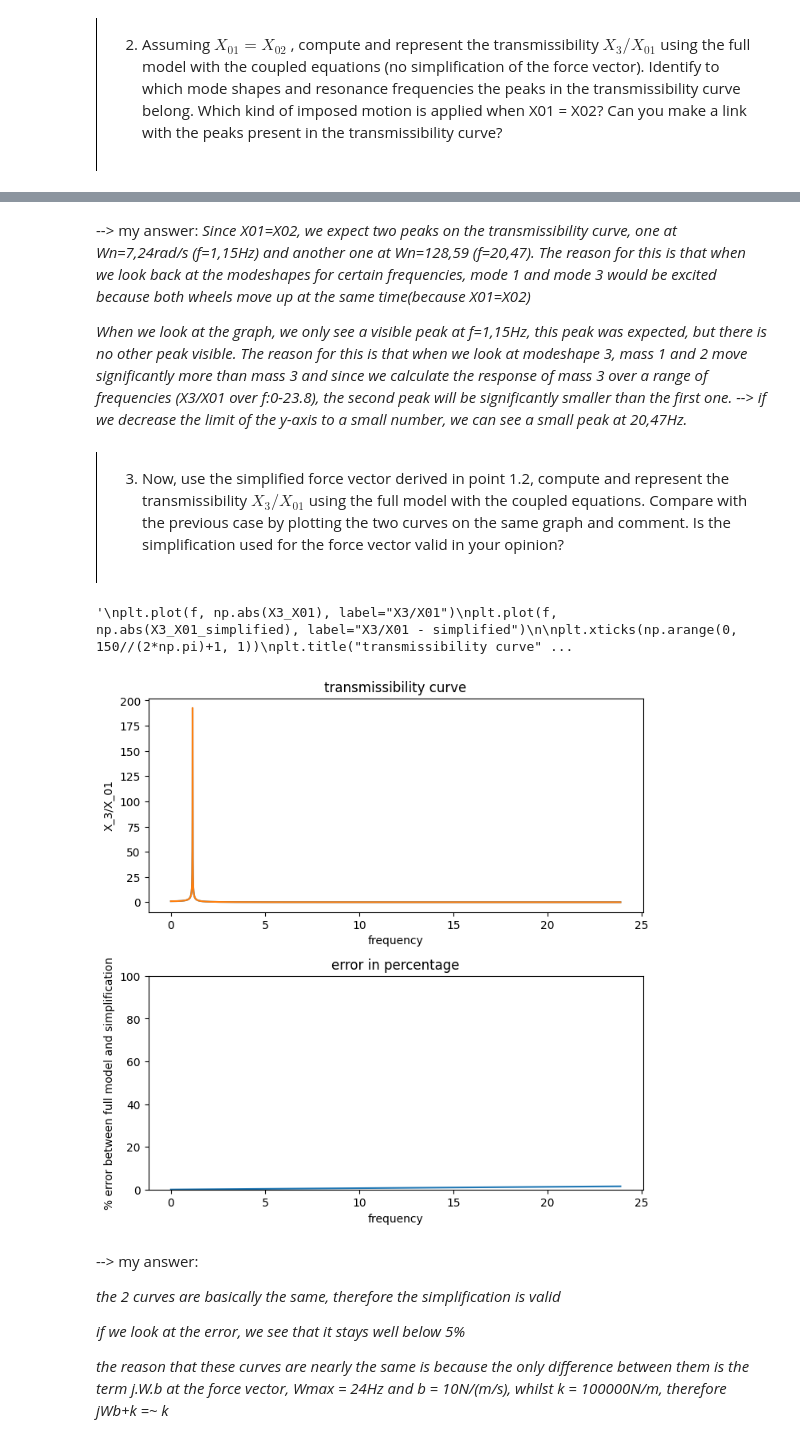
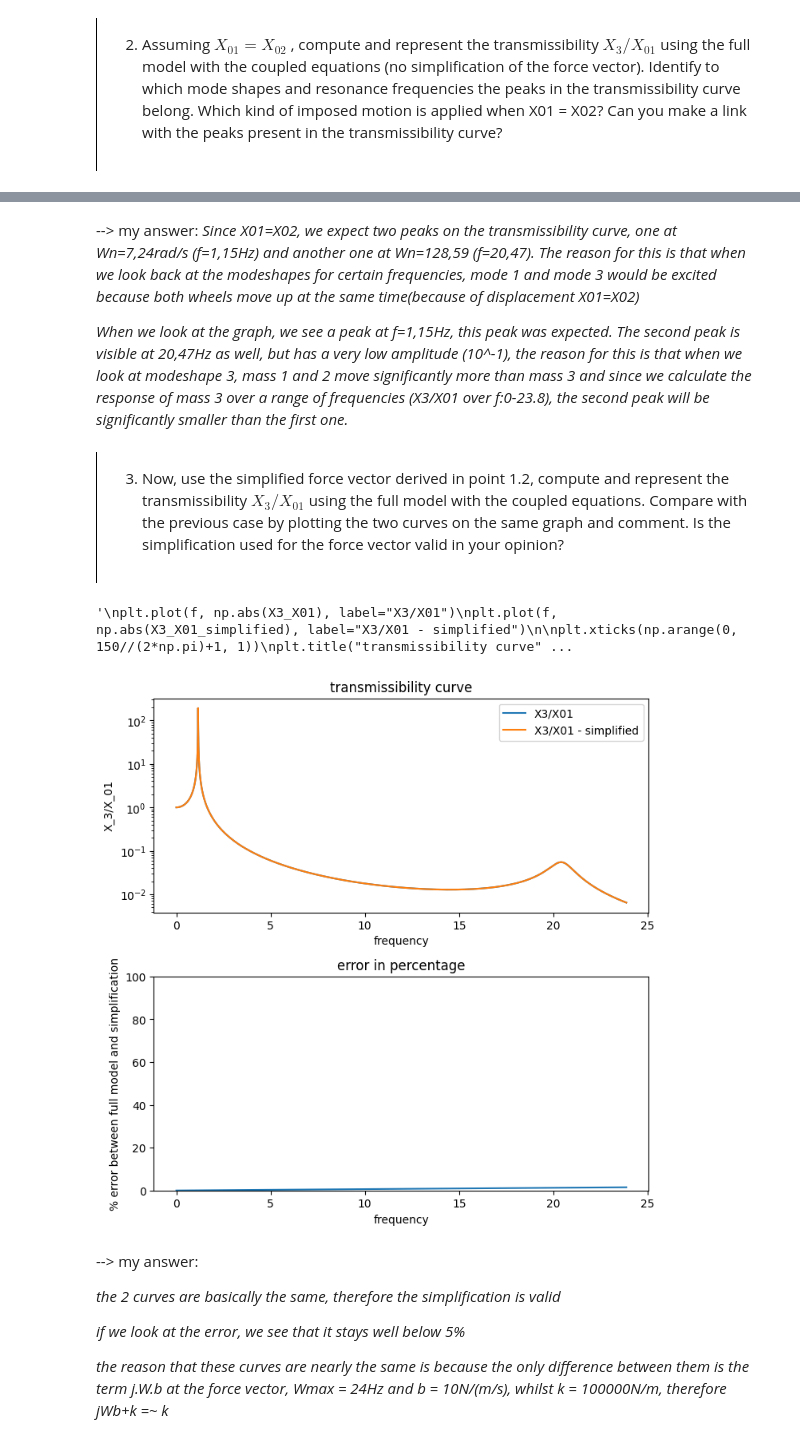
Before and after one commit to wdestryker/MV2627_Exercises, a Jupyter notebook: Project2627/project.ipynb, the cells around one changed output, grey strips where cells are left out. Cells and saved outputs as stored; diff of their text form; code cells hidden in the pictures.

```diff
--- a/Project2627/project.ipynb
+++ b/Project2627/project.ipynb
@@ -219,9 +232,8 @@ plt.show()
 # %% [markdown]
 --> my answer:
-*Since X01=X02, we expect two peaks on the transmissibility curve, one at Wn=7,24rad/s (f=1,15Hz) and another one at Wn=128,59 (f=20,47). The reason for this is that when we look back at the modeshapes for certain frequencies, mode 1 and mode 3 would be excited because both wheels move up at the same time(because X01=X02)*
+*Since X01=X02, we expect two peaks on the transmissibility curve, one at Wn=7,24rad/s (f=1,15Hz) and another one at Wn=128,59 (f=20,47). The reason for this is that when we look back at the modeshapes for certain frequencies, mode 1 and mode 3 would be excited because both wheels move up at the same time(because of displacement X01=X02)*
 
-*When we look at the graph, we only see a visible peak at f=1,15Hz, this peak was expected, but there is no other peak visible. The reason for this is that when we look at modeshape 3, mass 1 and 2 move significantly more than mass 3 and since we calculate the response of mass 3 over a range of frequencies (X3/X01 over f:0-23.8), the second peak will be significantly smaller than the first one.
---> if we decrease the limit of the y-axis to a small number, we can see a small peak at 20,47Hz.*
+*When we look at the graph, we see a peak at f=1,15Hz, this peak was expected. The second peak is visible at 20,47Hz as well, but has a very low amplitude (10^-1), the reason for this is that when we look at modeshape 3, mass 1 and 2 move significantly more than mass 3 and since we calculate the response of mass 3 over a range of frequencies (X3/X01 over f:0-23.8), the second peak will be significantly smaller than the first one.*
 # %% [markdown]
 <div style="border-left: 1px solid black; padding: 1em; margin: 1em 0;">
 
@@ -246,36 +258,40 @@ for j in range(4):
 ### Add your code here
 fig, axes = plt.subplots(2,1, figsize=(8,8))
 fig.subplots_adjust(hspace=0.3)
 #fig.tight_layout()    #otherwise the plots were too close to eachtoher
 
-axes[0].plot(f, np.abs(X3_X01), label="X3/X01")
-axes[0].plot(f, np.abs(X3_X01_simplified), label="X3/X01 - simplified")
+#axes[0].plot(f, np.abs(X3_X01), label="X3/X01")                               #normal axis
+#axes[0].plot(f, np.abs(X3_X01_simplified), label="X3/X01 - simplified")
+axes[0].semilogy(f, np.abs(X3_X01), label="X3/X01")                               #logarithmic axis
+axes[0].semilogy(f, np.abs(X3_X01_simplified), label="X3/X01 - simplified")
 axes[0].set_title("transmissibility curve")
 axes[0].set_xlabel("frequency")
 axes[0].set_ylabel("X_3/X_01")
+axes[0].legend()
 
 axes[1].plot(f, np.abs(X3_X01 - X3_X01_simplified)/np.abs(X3_X01)*100)
 axes[1].set_title("error in percentage")
 axes[1].set_ylabel("% error between full model and simplification")
 axes[1].set_xlabel("frequency")
 axes[1].set_ylim(0,100)
 
 
 """
 plt.plot(f, np.abs(X3_X01), label="X3/X01")
 plt.plot(f, np.abs(X3_X01_simplified), label="X3/X01 - simplified")
 
 plt.xticks(np.arange(0, 150//(2*np.pi)+1, 1))
 plt.title("transmissibility curve")
 plt.xlabel("frequency")
 plt.ylabel("X_3/X_01")
 
 #plt.ylim(0,1)    #if we limit the y-axis to a very small number, we can see a second (small) peak at 20.47Hz
+plt.legend()
 plt.show()
 """
 # %% [output]
 '\nplt.plot(f, np.abs(X3_X01), label="X3/X01")\nplt.plot(f, np.abs(X3_X01_simplified), label="X3/X01 - simplified")\n\nplt.xticks(np.arange(0, 150//(2*np.pi)+1, 1))\nplt.title("transmissibility curve" ...
-[figure, old version]
+[figure, new version]
 # %% [markdown]
 --> my answer:
 
```
Also changed, not shown: parts of 11 cells of this notebook.
